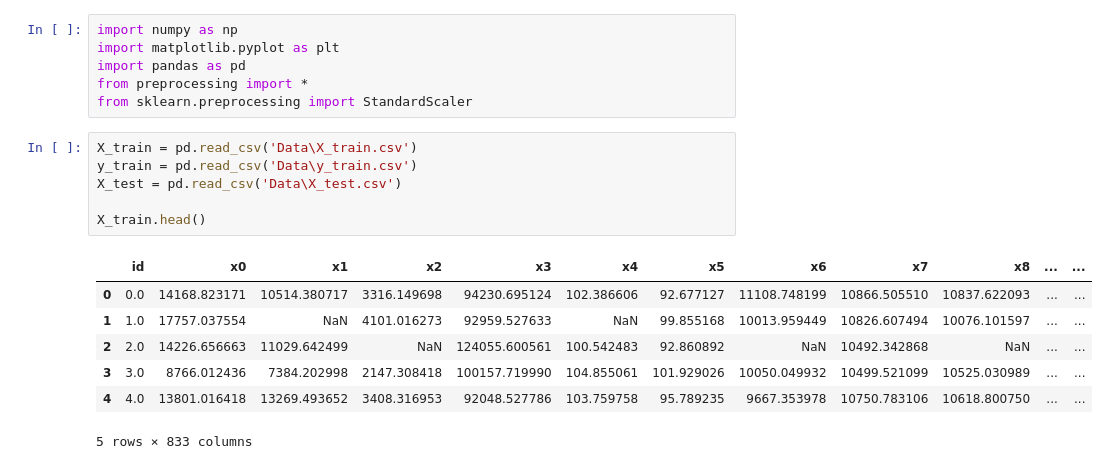
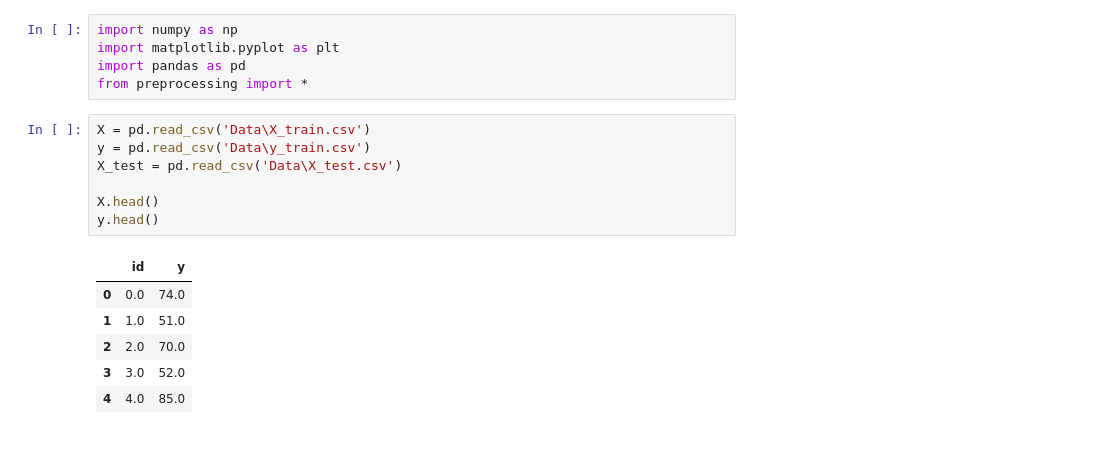
Before and after one commit to Smyan1909/AML_MPS, a Jupyter notebook: Project 1/task.ipynb, the cells around one changed output. Saved outputs shown, nothing was run; the diff lists cells and outputs as text.

```diff
--- a/Project 1/task.ipynb
+++ b/Project 1/task.ipynb
@@ -3,19 +3,18 @@ import numpy as np
 import matplotlib.pyplot as plt
 import pandas as pd
 from preprocessing import *
-from sklearn.preprocessing import StandardScaler
 # %%
-X_train = pd.read_csv('Data\X_train.csv')
-y_train = pd.read_csv('Data\y_train.csv')
+X = pd.read_csv('Data\X_train.csv')
+y = pd.read_csv('Data\y_train.csv')
 X_test = pd.read_csv('Data\X_test.csv')
 
-X_train.head()
+X.head()
+y.head()
 # %% [output]
-|  | id | x0 | x1 | x2 | x3 | x4 | x5 | x6 | x7 | x8 | ... | ... |
-| 0 | 0.0 | 14168.823171 | 10514.380717 | 3316.149698 | 94230.695124 | 102.386606 | 92.677127 | 11108.748199 | 10866.505510 | 10837.622093 | ... | ... |
-| 1 | 1.0 | 17757.037554 | NaN | 4101.016273 | 92959.527633 | NaN | 99.855168 | 10013.959449 | 10826.607494 | 10076.101597 | ... | ... |
-| 2 | 2.0 | 14226.656663 | 11029.642499 | NaN | 124055.600561 | 100.542483 | 92.860892 | NaN | 10492.342868 | NaN | ... | ... |
-| 3 | 3.0 | 8766.012436 | 7384.202998 | 2147.308418 | 100157.719990 | 104.855061 | 101.929026 | 10050.049932 | 10499.521099 | 10525.030989 | ... | ... |
-| 4 | 4.0 | 13801.016418 | 13269.493652 | 3408.316953 | 92048.527786 | 103.759758 | 95.789235 | 9667.353978 | 10750.783106 | 10618.800750 | ... | ... |
+|  | id | y |
+| 0 | 0.0 | 74.0 |
+| 1 | 1.0 | 51.0 |
+| 2 | 2.0 | 70.0 |
+| 3 | 3.0 | 52.0 |
+| 4 | 4.0 | 85.0 |
-5 rows × 833 columns
 # %%
```
Also changed, not shown: parts of 11 cells of this notebook, 1 other file.
